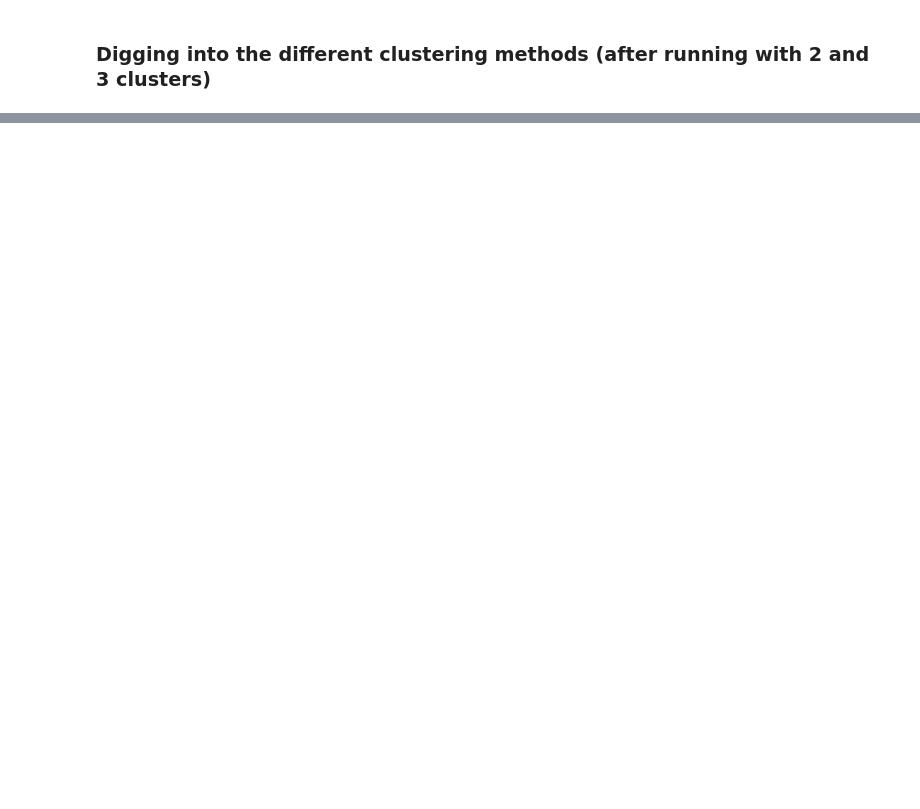
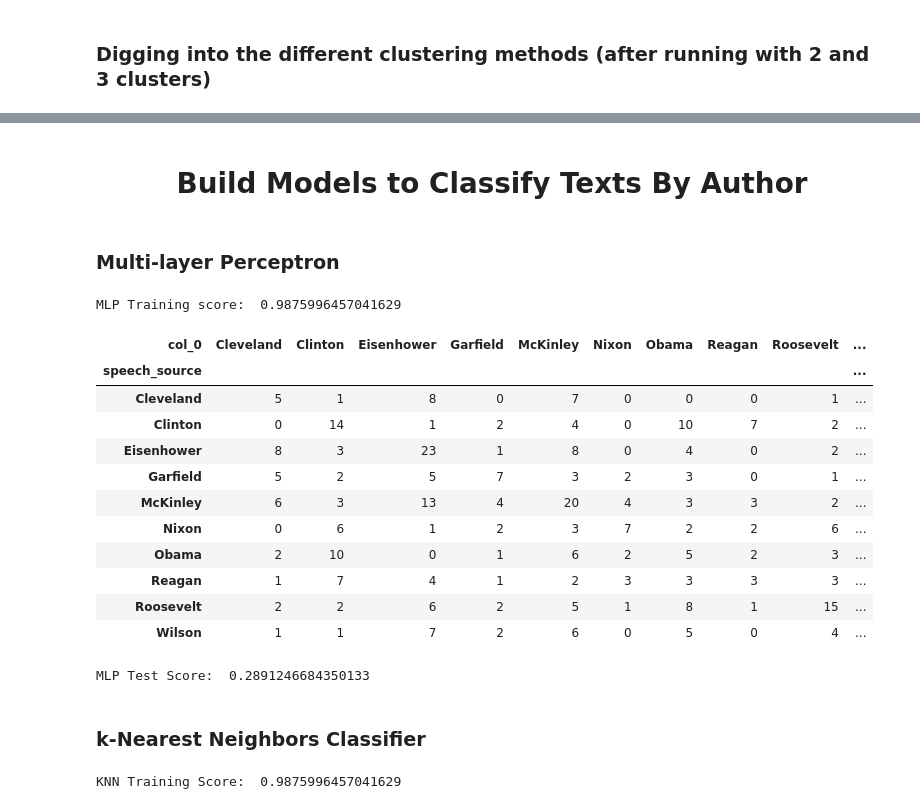
Before and after one commit to jtillis0317/Drills-and-Projects, a Jupyter notebook: Unsupervised Learning Capstone - Inaugural Speeches.ipynb, the cells around one changed output, grey strips where cells are left out. Cells and saved outputs as stored; diff of their text form; code cells hidden in the pictures; blank space fills up the shorter version.

```diff
--- a/Unsupervised Learning Capstone - Inaugural Speeches.ipynb
+++ b/Unsupervised Learning Capstone - Inaugural Speeches.ipynb
@@ -593,0 +679,46 @@ Counter({'Wilson': 7,
+# %% [markdown]
+<h1><center>Build Models to Classify Texts By Author</center></h1>
+# %% [markdown]
+### Multi-layer Perceptron
+# %%
+from sklearn.neural_network import MLPClassifier
+
+mlp = MLPClassifier(hidden_layer_sizes=(1000,))
+# %%
+mlp = mlp.fit(X_train, y_train)
+# %%
+print("MLP Training score: ", mlp.score(X_train, y_train))
+# %% [output]
+MLP Training score:  0.9875996457041629
+# %%
+mlp_pred = mlp.predict(X_test)
+
+pd.crosstab(y_test, mlp_pred)
+# %% [output]
+| col_0 | Cleveland | Clinton | Eisenhower | Garfield | McKinley | Nixon | Obama | Reagan | Roosevelt | ... |
+| speech_source |  |  |  |  |  |  |  |  |  | ... |
+| Cleveland | 5 | 1 | 8 | 0 | 7 | 0 | 0 | 0 | 1 | ... |
+| Clinton | 0 | 14 | 1 | 2 | 4 | 0 | 10 | 7 | 2 | ... |
+| Eisenhower | 8 | 3 | 23 | 1 | 8 | 0 | 4 | 0 | 2 | ... |
+| Garfield | 5 | 2 | 5 | 7 | 3 | 2 | 3 | 0 | 1 | ... |
+| McKinley | 6 | 3 | 13 | 4 | 20 | 4 | 3 | 3 | 2 | ... |
+| Nixon | 0 | 6 | 1 | 2 | 3 | 7 | 2 | 2 | 6 | ... |
+| Obama | 2 | 10 | 0 | 1 | 6 | 2 | 5 | 2 | 3 | ... |
+| Reagan | 1 | 7 | 4 | 1 | 2 | 3 | 3 | 3 | 3 | ... |
+| Roosevelt | 2 | 2 | 6 | 2 | 5 | 1 | 8 | 1 | 15 | ... |
+| Wilson | 1 | 1 | 7 | 2 | 6 | 0 | 5 | 0 | 4 | ... |
+# %%
+print("MLP Test Score: ", mlp.score(X_test, y_test))
+# %% [output]
+MLP Test Score:  0.2891246684350133
+# %% [markdown]
+### k-Nearest Neighbors Classifier
+# %%
+from sklearn.neighbors import KNeighborsClassifier
+
+neighbors = KNeighborsClassifier(weights="distance")
+neighbors.fit(X_train, y_train)
+y_pred_train = neighbors.predict(X_train)
+print("KNN Training Score: ", (y_pred_train == y_train).sum() / y_train.shape[0])
+# %% [output]
+KNN Training Score:  0.9875996457041629
```
Also changed, not shown: parts of 54 cells of this notebook.
